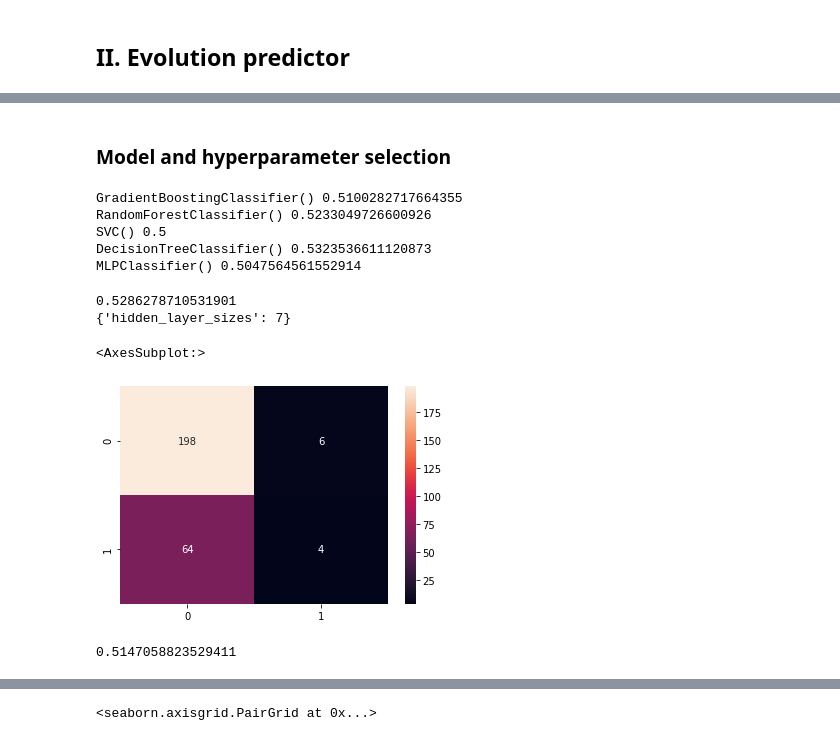
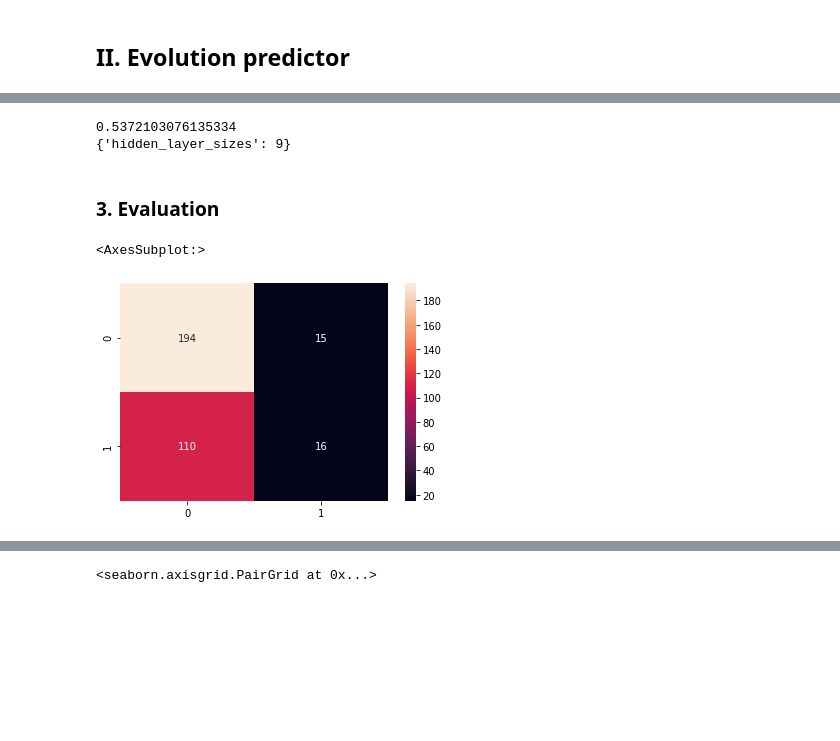
Before and after one commit to V1ncenttt/FYP-Alzheimer-Harmonisation, a Jupyter notebook: src/Classifiers.ipynb, the cells around one changed output, grey strips where cells are left out. Saved outputs shown, nothing was run; the diff lists cells and outputs as text; code cells hidden in the pictures; blank space fills up the shorter version.

```diff
--- a/src/Classifiers.ipynb
+++ b/src/Classifiers.ipynb
@@ -155,0 +172,30 @@ X = evol_mci.drop(['DX_f'], axis=1)
+# %%
+from sklearn.tree import DecisionTreeClassifier, DecisionTreeRegressor
+from sklearn.ensemble import RandomForestClassifier, GradientBoostingClassifier, BaggingClassifier
+from sklearn.neural_network import MLPClassifier
+
+dataset= {'data': np.array(X),
+          'target': np.array(Y),
+          'name': 'predictor'}
+
+classifiers = [('sklearn.ensemble', 'GradientBoostingClassifier', {}),
+              ('sklearn.ensemble', 'RandomForestClassifier', {}),
+              ('sklearn.neural_network', 'MLPClassifier', {}),
+              ('sklearn.tree', 'DecisionTreeClassifier', {})]
+
+oversamplers = sv.queries.get_all_oversamplers(n_quickest=2)
+
+os_params = sv.queries.generate_parameter_combinations(oversamplers,
+                                                      n_max_comb=2)
+
+# samp_obj and cl_obj contain the oversampling and classifier objects which give the
+# best performance together
+samp_obj, cl_obj= sv.evaluation.model_selection(dataset=dataset,
+                                                oversamplers=os_params,
+                                                classifiers=classifiers,
+                                                validator_params={'n_splits': 2,
+                                                                  'n_repeats': 1},
+                                                n_jobs= 5)
+
+print(samp_obj)
+print(cl_obj)
@@ -155,0 +206,4 @@ X = evol_mci.drop(['DX_f'], axis=1)
+# %%
+# Perform the oversampling with the best technique
+X_samp, y_samp= samp_obj.sample(np.array(X),
+                                np.array(Y))
@@ -156,41 +214,28 @@ X = evol_mci.drop(['DX_f'], axis=1)
 # %%
-X_train2, X_test2, y_train2, y_test2 = train_test_split(X, Y, test_size=0.4, train_size=0.6)
+# Split the data between a training and testing state
+X_train2, X_test2, y_train2, y_test2 = train_test_split(X_samp, y_samp, test_size=0.4, train_size=0.6)
-# %% [markdown]
-### Model and hyperparameter selection
-# %%
-models = [GradientBoostingClassifier(), RandomForestClassifier(), SVC(), DecisionTreeClassifier(), MLPClassifier()]
-kfold = KFold(n_splits=10)
-for model in models:
-    cv_results = cross_val_score(model, X, Y, cv=kfold, scoring='balanced_accuracy', n_jobs=-1)
-    print(model, cv_results.sum()/10)
-# %% [output]
-GradientBoostingClassifier() 0.5100282717664355
-RandomForestClassifier() 0.5233049726600926
-SVC() 0.5
-DecisionTreeClassifier() 0.5323536611120873
-MLPClassifier() 0.5047564561552914
 # %%
-CV_mlp_combined = GridSearchCV(estimator=MLPClassifier() ,param_grid={'hidden_layer_sizes':range(1,10)}, scoring="balanced_accuracy", n_jobs=-1, cv=kfold)
-CV_mlp_combined.fit(X, Y)
+# Find the optimal hyperparameters for the model using cross-validation
+CV_mlp_combined = GridSearchCV(estimator=MLPClassifier() ,param_grid={'hidden_layer_sizes':range(1,10)}, scoring="balanced_accuracy", n_jobs=-1, )
+CV_mlp_combined.fit(X_samp, y_samp)
 print(CV_mlp_combined.best_score_)
 
 print(CV_mlp_combined.best_params_)
 # %% [output]
-0.5286278710531901
-{'hidden_layer_sizes': 7}
+0.5372103076135334
+{'hidden_layer_sizes': 9}
+# %% [markdown]
+### 3. Evaluation
 # %%
-rf = MLPClassifier()
+rf = MLPClassifier(hidden_layer_sizes=9)
 rf.fit(X_train2, y_train2)
 
 results2 = rf.predict(X_test2)
 x = zip(results2, y_test2)
 
+# Print the confusion matrix for the model
 cf_matrix2 = sklearn.metrics.confusion_matrix(y_test2, results2)
 sns.heatmap(cf_matrix2, annot=True, fmt='g')
 # %% [output]
 <AxesSubplot:>
-[figure, old version]
+[figure, new version]
-# %%
-balanced_accuracy_score(y_test2, results2)
-# %% [output]
-0.5147058823529411
```
Also changed, not shown: parts of 18 cells of this notebook, 3 other files.
